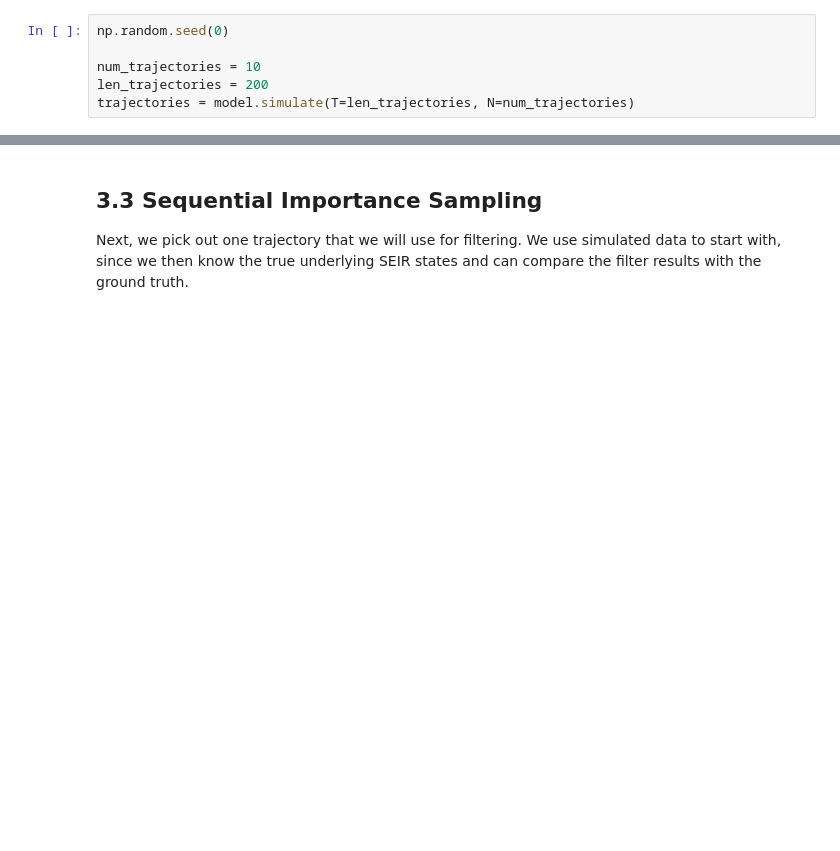
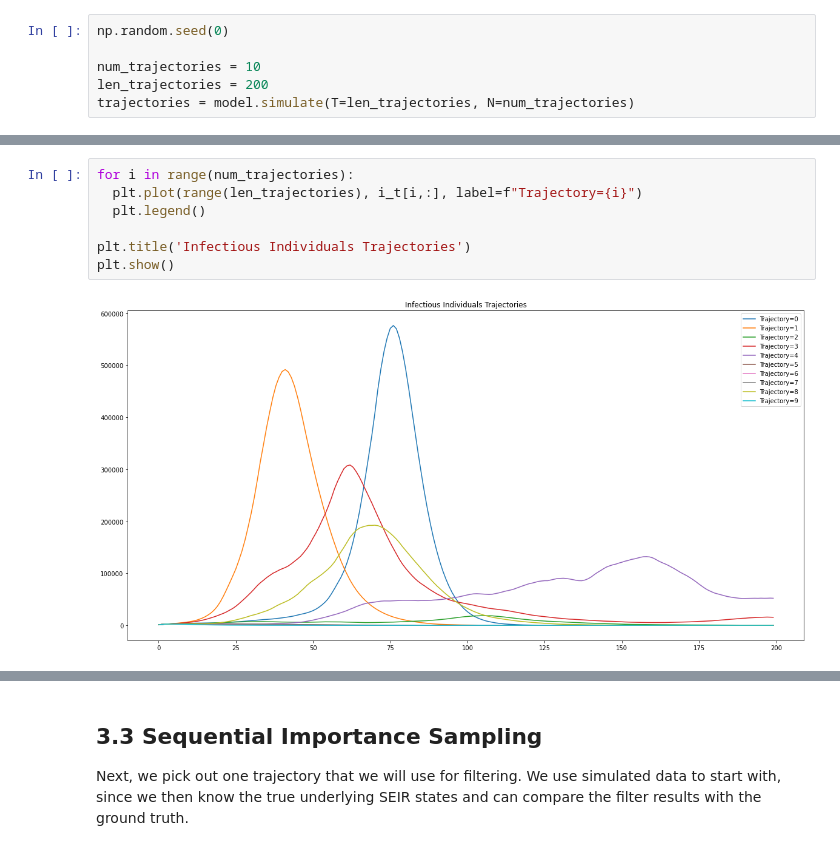
Before and after one commit to nicta839/MSc_Statistics_and_Machine_Learning, a Jupyter notebook: Time Series and Sequence Learning - 732A80/lab3/tssl_lab3.ipynb, the cells around one changed output, grey strips where cells are left out. Saved outputs shown, nothing was run; the diff lists cells and outputs as text; blank space fills up the shorter version.

```diff
--- a/Time Series and Sequence Learning - 732A80/lab3/tssl_lab3.ipynb
+++ b/Time Series and Sequence Learning - 732A80/lab3/tssl_lab3.ipynb
@@ -123,0 +147,9 @@ r_t = population_size - e_t - i_t - s_t
+# %%
+for i in range(num_trajectories):
+  plt.plot(range(len_trajectories), i_t[i,:], label=f"Trajectory={i}")
+  plt.legend()
+
+plt.title('Infectious Individuals Trajectories')
+plt.show()
+# %% [output]
+[figure, added]
```
Also changed, not shown: parts of 22 cells of this notebook.
